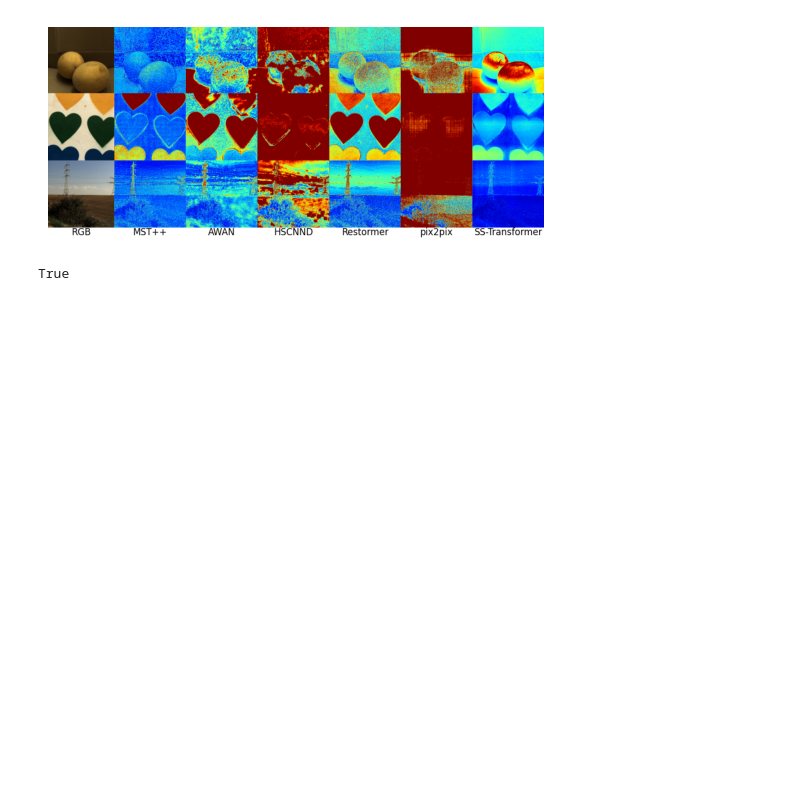
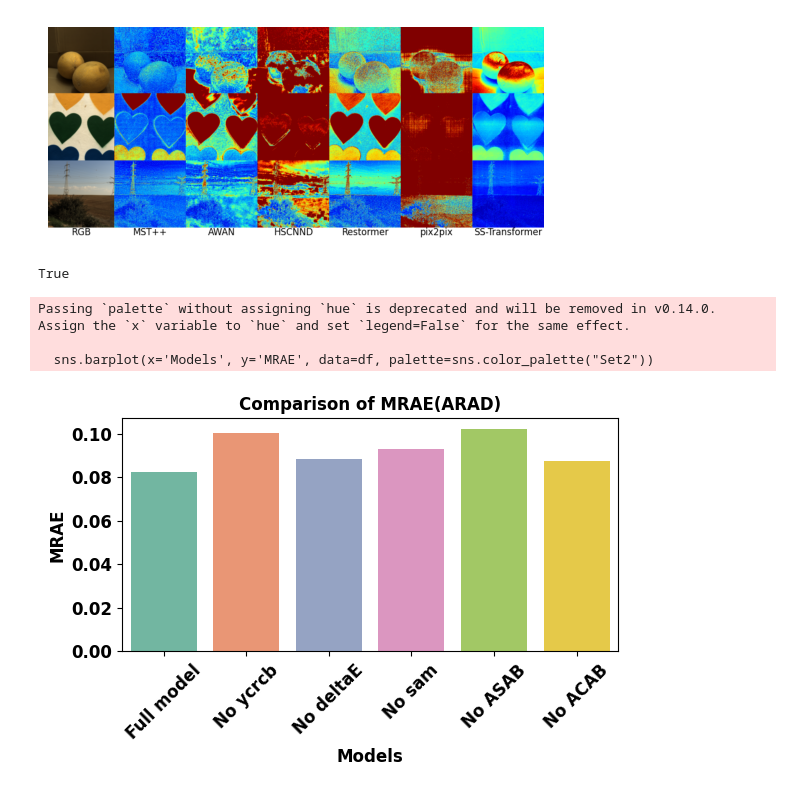
Before and after one commit to Karl-Liu-ch/HSI-diffusion, a Jupyter notebook: results/gen_figures.ipynb, the cells around one changed output. Drawn from its saved outputs; the diff is of its cells as text; code cells hidden in the pictures; blank space fills up the shorter version.

```diff
--- a/results/gen_figures.ipynb
+++ b/results/gen_figures.ipynb
@@ -204,0 +208,50 @@ True
+# %%
+import pandas as pd
+import seaborn as sns
+import matplotlib.pyplot as plt
+
+# 准备数据
+data = {
+    'Models': ['Full model', 'No ycrcb', 'No deltaE', 'No sam', 'No ASAB', 'No ACAB'],
+    # 'Dataset': ['ARAD'] * 6 + ['BGU'] * 6 + ['CAVE'] * 6,
+    'MRAE': [0.08247689, 0.10005851, 0.08825938, 0.09284412, 0.10187545, 0.08741664,
+            #  0.39775358, 0.43435625, 0.37844962, 0.52639109, 0.39210377, 0.38908046,
+            #  1.13162937, 0.73828230, 0.93538543, 1.07238929, 1.07711834, 1.14705281
+             ],
+    'RMSE': [0.01173700, 0.01640207, 0.01455436, 0.01341754, 0.01369194, 0.01328422,
+            #  0.03873436, 0.04435592, 0.03775252, 0.10087954, 0.04063509, 0.04153588,
+            #  0.03052282, 0.04287333, 0.03010138, 0.03796605, 0.03172768, 0.03812279
+             ],
+    'PSNR': [40.85047433, 38.57149998, 39.26994664, 39.77843430, 39.57633744, 39.94371180,
+            #  28.30633893, 27.27368353, 28.72323099, 22.02248227, 27.95165320, 27.84452066,
+            #  30.99037411, 28.10205939, 31.08510790, 29.26804334, 31.10083410, 29.09811856
+             ],
+    'SAM': [0.06724409, 0.07694217, 0.07214666, 0.07450518, 0.07824624, 0.07500295,
+            # 0.17315973, 0.18055134, 0.16269046, 0.23926654, 0.19119814, 0.22261507,
+            # 0.37906502, 0.39841689, 0.38014720, 0.38497507, 0.39097300, 0.41150482
+            ]
+}
+
+df = pd.DataFrame(data)
+
+# 绘制条形图
+plt.figure(figsize=(6, 4))
+sns.barplot(x='Models', y='MRAE', data=df, palette=sns.color_palette("Set2"))
+
+# 添加标题和标签
+plt.title('Comparison of MRAE(ARAD)', fontweight='bold', fontsize=12)
+plt.xlabel('Models', fontweight='bold', fontsize=12)
+plt.ylabel('MRAE', fontweight='bold', fontsize=12)
+plt.xticks(rotation=45)
+plt.gca().set_xticklabels(plt.gca().get_xticklabels(), fontweight='bold', fontsize=12)
+plt.gca().set_yticklabels(plt.gca().get_yticklabels(), fontweight='bold', fontsize=12)
+# plt.legend(title='Dataset')
+
+# 显示图形
+plt.tight_layout()
+plt.show()
+# %% [output]
+Passing `palette` without assigning `hue` is deprecated and will be removed in v0.14.0. Assign the `x` variable to `hue` and set `legend=False` for the same effect.
+
+  sns.barplot(x='Models', y='MRAE', data=df, palette=sns.color_palette("Set2"))
+[figure, added]
```
Also changed, not shown: parts of 9 cells of this notebook, 20 other files.
